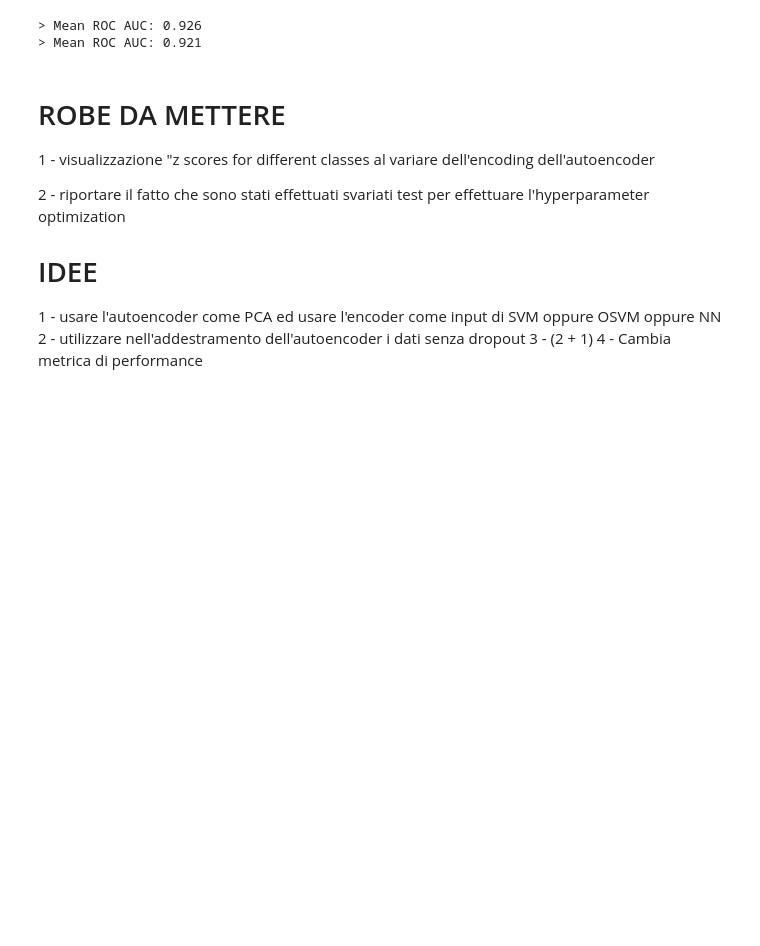
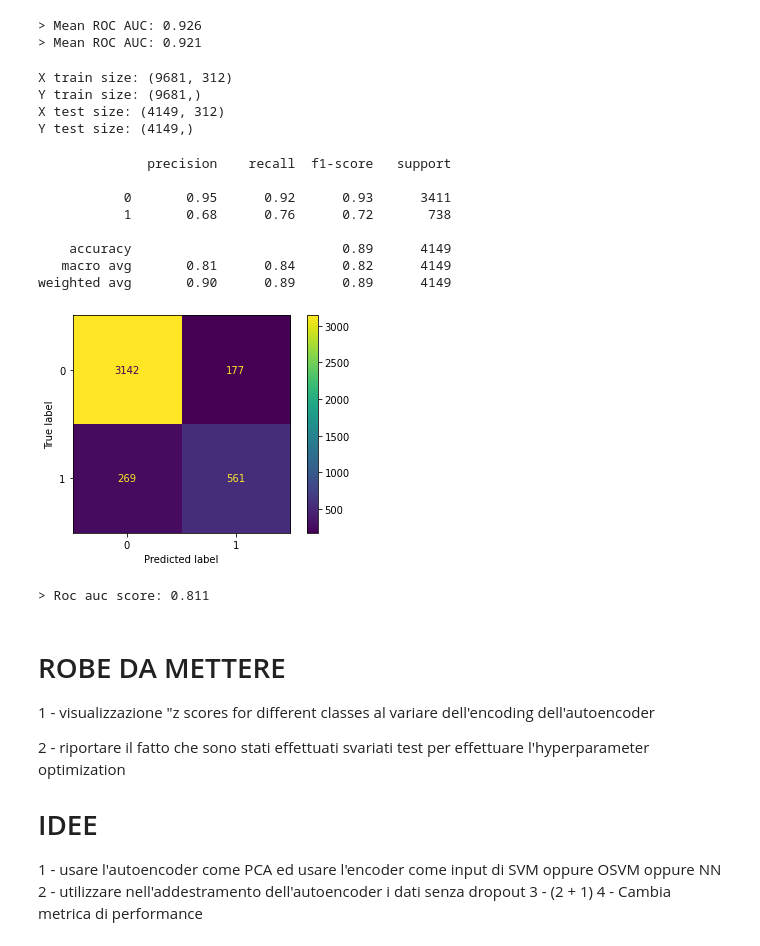
Before and after one commit to alepistola/AI-OkComputer, a Jupyter notebook: dropoutExplain.ipynb, the cells around one changed output. Drawn from its saved outputs; the diff is of its cells as text; code cells hidden in the pictures; blank space fills up the shorter version.

Commit message:
Working on undersampling

```diff
--- a/dropoutExplain.ipynb
+++ b/dropoutExplain.ipynb
@@ -881,6 +968,41 @@ for _model in models:
 # %% [output]
 > Mean ROC AUC: 0.926
 > Mean ROC AUC: 0.921
+# %%
+undersample = RandomUnderSampler(sampling_strategy=0.25)
+# fit and apply the transform
+X_over, y_over = undersample.fit_resample(x, y)
+x_train, x_test, y_train, y_test = sklearn.model_selection.train_test_split(X_over, y_over, stratify=y_over, test_size=0.3)
+print("X train size: " + str(x_train.shape))
+print("Y train size: " + str(y_train.shape))
+print("X test size: " + str(x_test.shape))
+print("Y test size: " + str(y_test.shape))
+
+_ = final_cl.fit(x_train, y_train)
+
+preds = final_cl.predict(x_test)
+
+#rf_under = RandomForestClassifier(n_estimators = 50, criterion="entropy", n_jobs=-1, verbose=2, random_state = 42, max_features=312)
+#rf_under.fit(x_train, y_train);
+#preds = rf.predict(x_test)
+# %% [output]
+X train size: (9681, 312)
+Y train size: (9681,)
+X test size: (4149, 312)
+Y test size: (4149,)
+# %%
+print_classification_report_n_mconfusion(preds, y_test)
+# %% [output]
+              precision    recall  f1-score   support
+
+           0       0.95      0.92      0.93      3411
+           1       0.68      0.76      0.72       738
+
+    accuracy                           0.89      4149
+   macro avg       0.81      0.84      0.82      4149
+weighted avg       0.90      0.89      0.89      4149
+[figure, added]
+> Roc auc score: 0.811
 # %% [markdown]
 # ROBE DA METTERE
 1 - visualizzazione "z scores for different classes al variare dell'encoding dell'autoencoder
```
Also changed, not shown: parts of 5 cells of this notebook.
